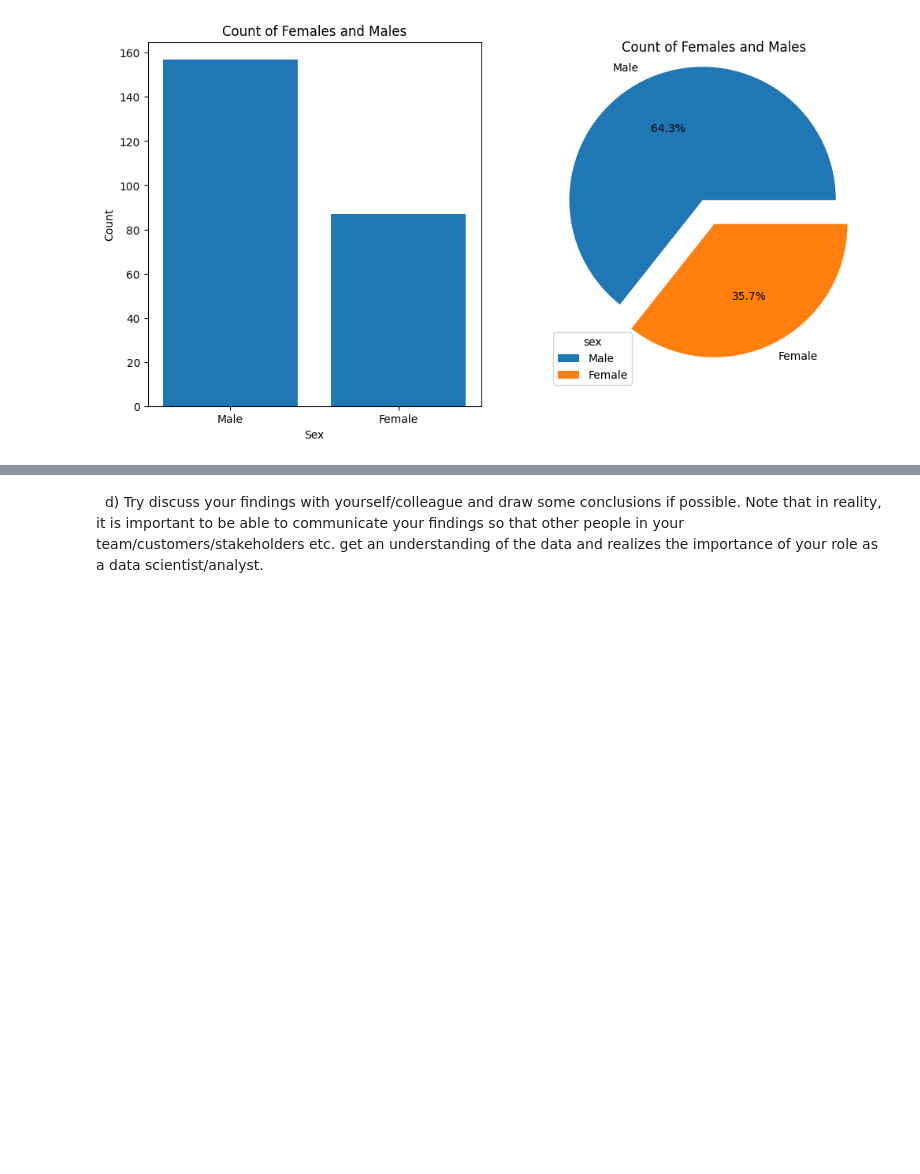
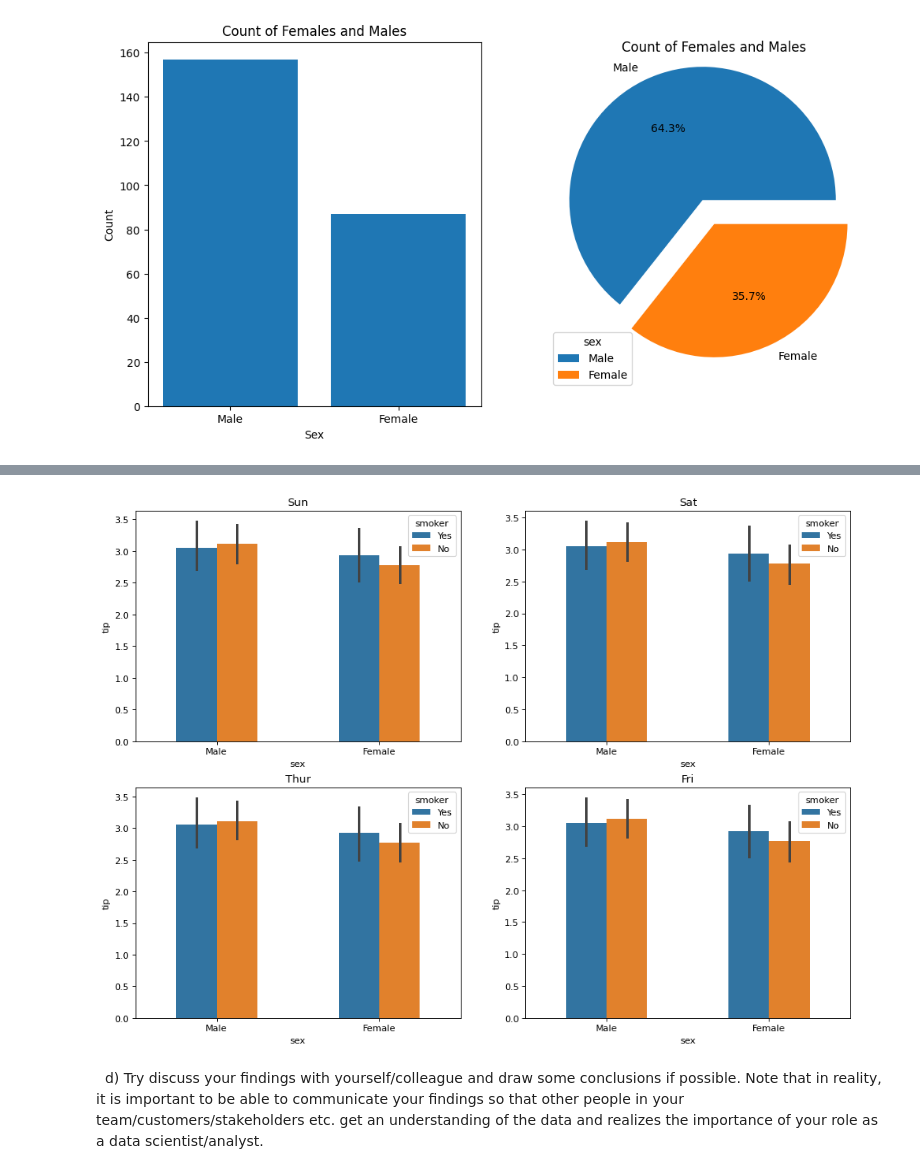
Before and after one commit to VineelaNedunuri/Machine-learning, a Jupyter notebook: Exercises/E03_overfit_regularization.ipynb, the cells around one changed output, grey strips where cells are left out. Cells and saved outputs as stored; diff of their text form; code cells hidden in the pictures; blank space fills up the shorter version.

```diff
--- a/Exercises/E03_overfit_regularization.ipynb
+++ b/Exercises/E03_overfit_regularization.ipynb
@@ -142,3 +160,11 @@ plt.show()
+# %%
+fig= plt.figure(dpi=80,figsize=(14, 10))
+for i, day in enumerate(df['day'].unique()):
+    ax=plt.subplot(2,2,i+1)
+    sns.barplot(data =df, x='sex', y='tip', hue='smoker',width= .5)
+    ax.set_title(day)
+# %% [output]
+[figure, added]
 # %% [markdown]
 
 
```
Also changed, not shown: parts of 13 cells of this notebook.
